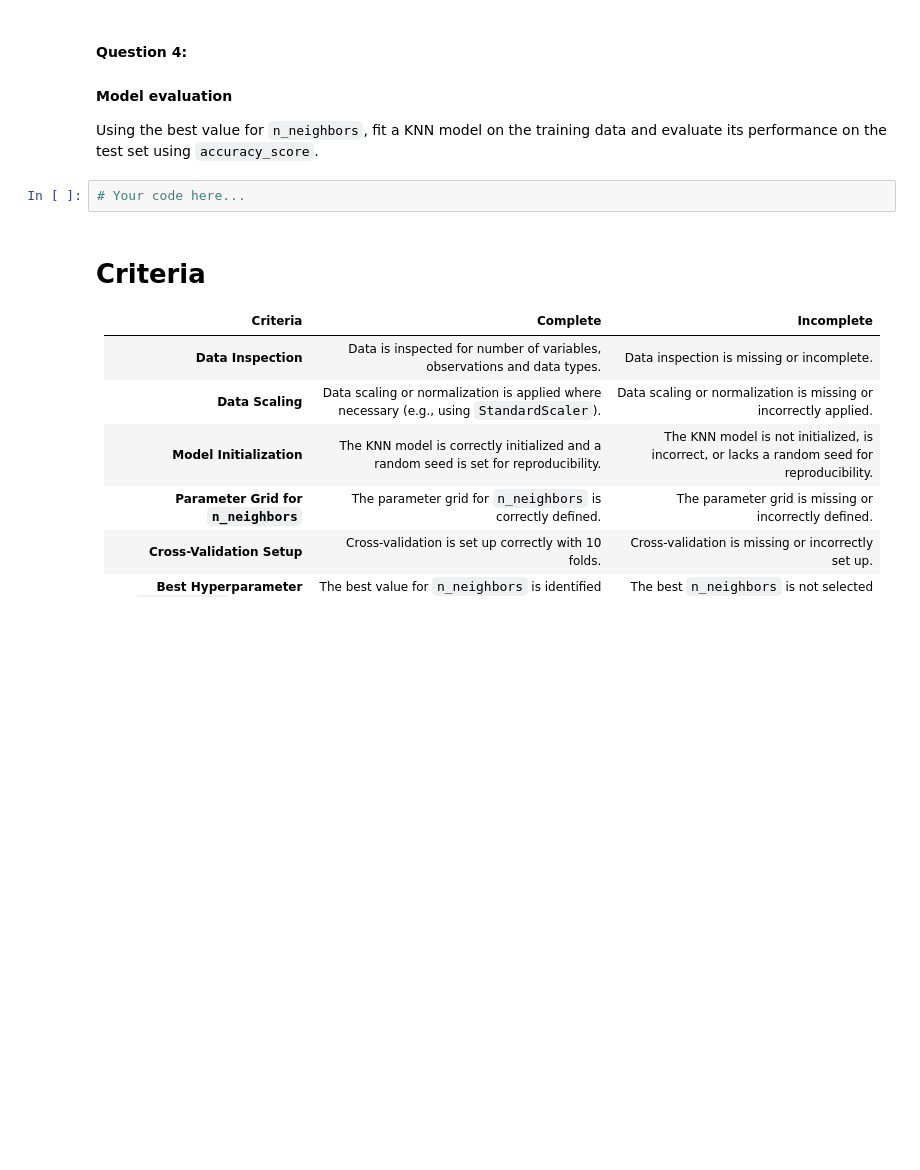
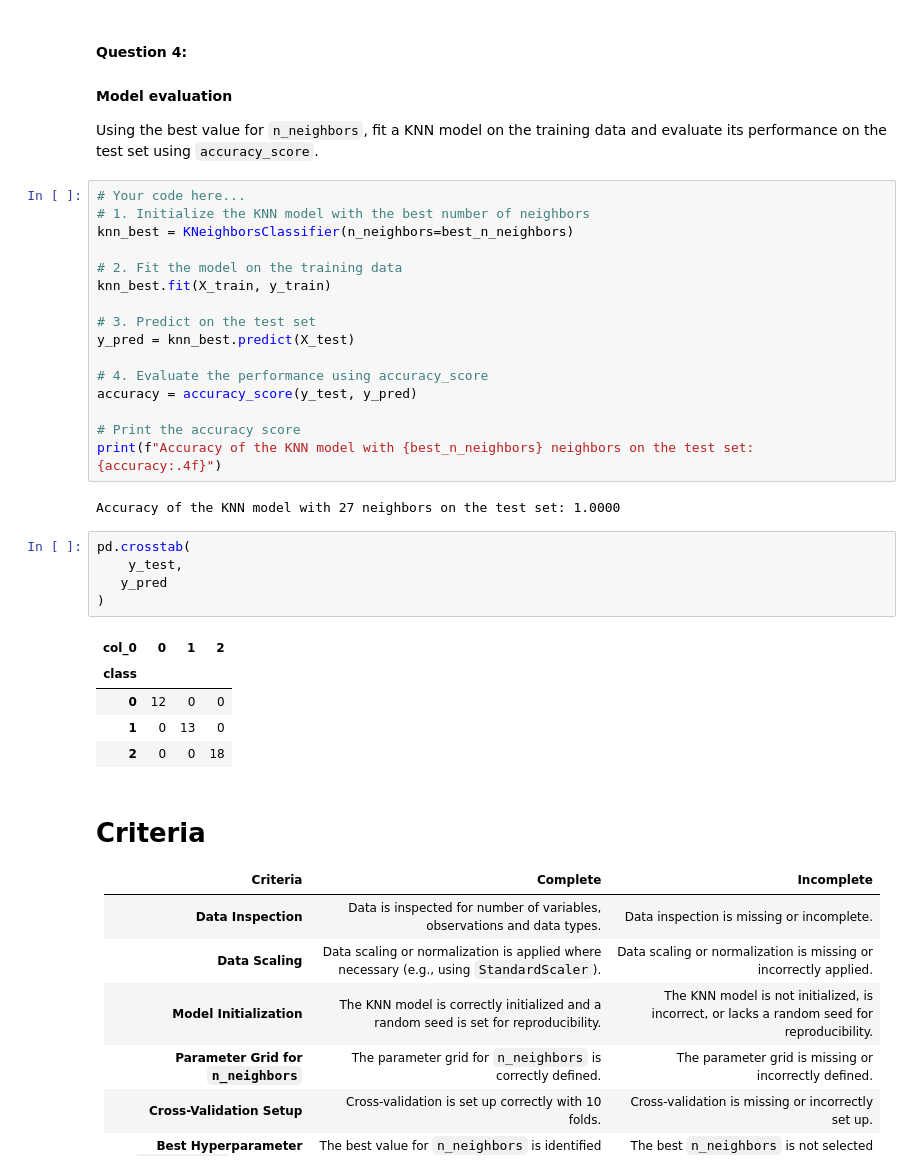
Before and after one commit to zekiyerdem/applying_statistical_concepts, a Jupyter notebook: 02_activities/assignments/assignment_1.ipynb, the cells around one changed output. Cells and saved outputs as stored; diff of their text form; blank space fills up the shorter version.

```diff
--- a/02_activities/assignments/assignment_1.ipynb
+++ b/02_activities/assignments/assignment_1.ipynb
@@ -242,6 +242,33 @@ plt.show()
 Using the best value for `n_neighbors`, fit a KNN model on the training data and evaluate its performance on the test set using `accuracy_score`.
 # %%
 # Your code here...
+# 1. Initialize the KNN model with the best number of neighbors
+knn_best = KNeighborsClassifier(n_neighbors=best_n_neighbors)
+
+# 2. Fit the model on the training data
+knn_best.fit(X_train, y_train)
+
+# 3. Predict on the test set
+y_pred = knn_best.predict(X_test)
+
+# 4. Evaluate the performance using accuracy_score
+accuracy = accuracy_score(y_test, y_pred)
+
+# Print the accuracy score
+print(f"Accuracy of the KNN model with {best_n_neighbors} neighbors on the test set: {accuracy:.4f}")
+# %% [output]
+Accuracy of the KNN model with 27 neighbors on the test set: 1.0000
+# %%
+pd.crosstab(
+    y_test,
+   y_pred
+)
+# %% [output]
+| col_0 | 0 | 1 | 2 |
+| class |  |  |  |
+| 0 | 12 | 0 | 0 |
+| 1 | 0 | 13 | 0 |
+| 2 | 0 | 0 | 18 |
 # %% [markdown]
 # Criteria
 
```
